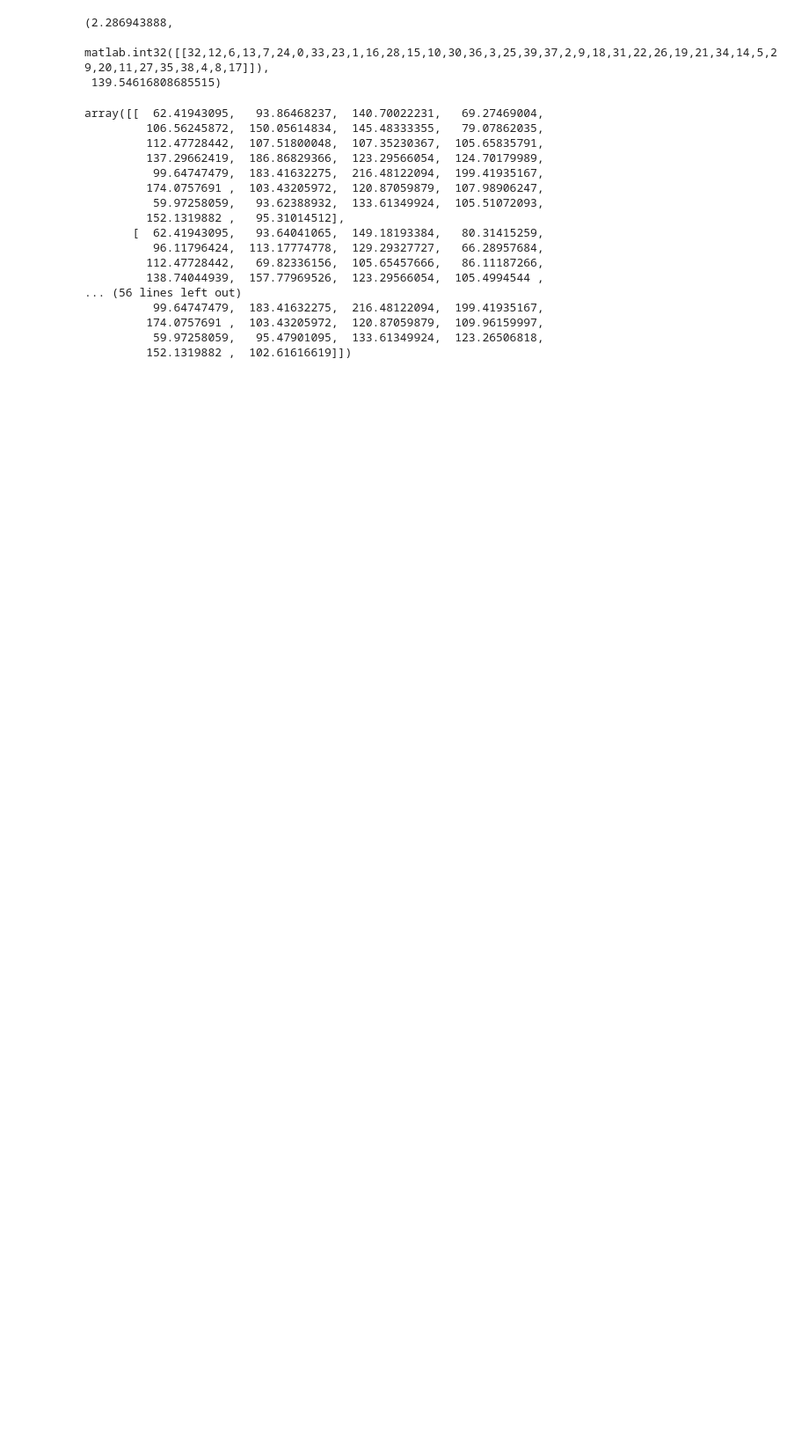
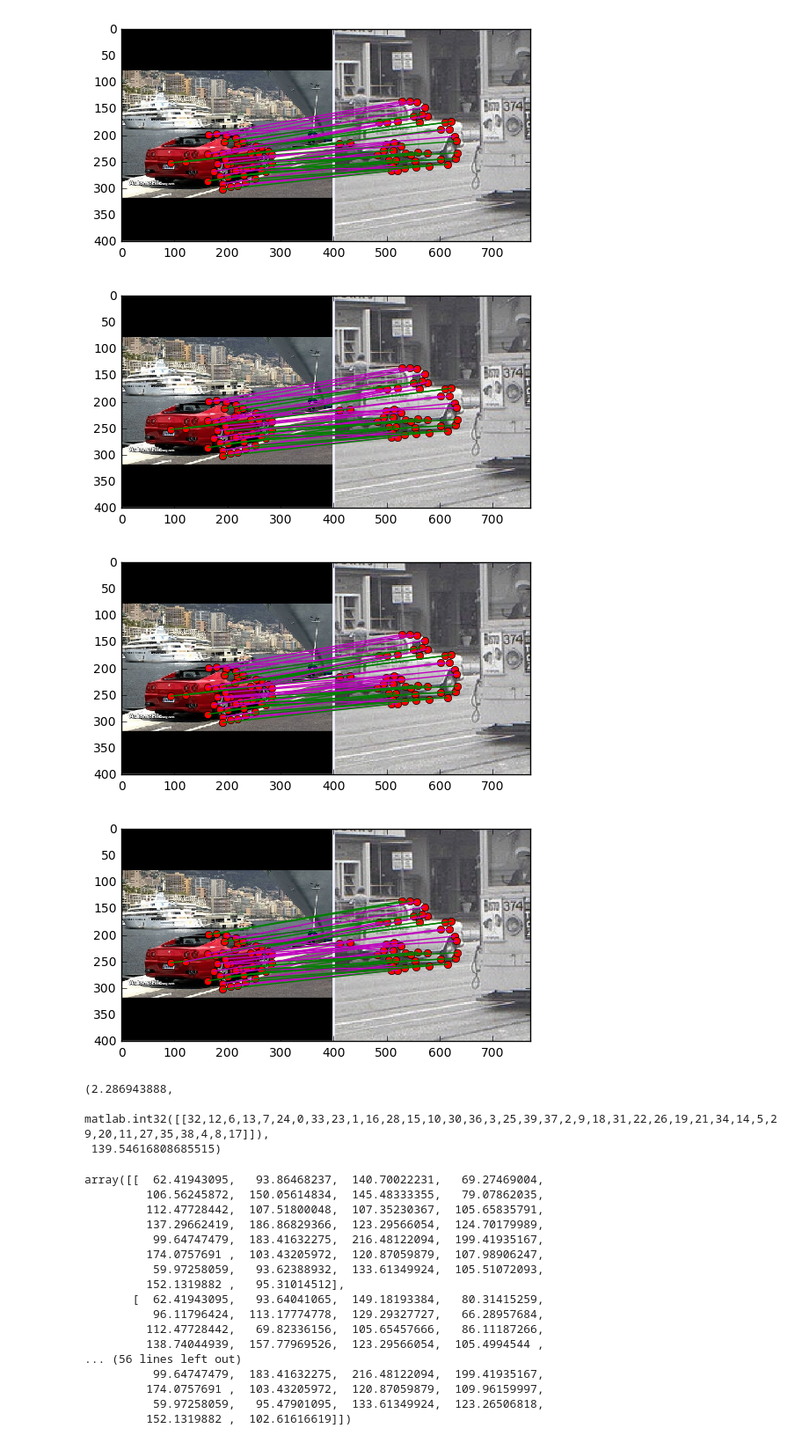
Before and after one commit to zzhang1987/HyperGraphMatchingBP, a Jupyter notebook: demoCarHyper.ipynb, the cells around one changed output. Shown at 88% size. Cells and saved outputs as stored; diff of their text form; code cells hidden in the pictures; blank space fills up the shorter version.

```diff
--- a/demoCarHyper.ipynb
+++ b/demoCarHyper.ipynb
@@ -145,8 +145,13 @@ for NofOus in range(0,MaxNofOus+1):
         Fname = 'Car%d_Nous%d_RRWHM.pdf' % (idx, NofOus)
         dm.drawMatchesWithOutlier(car1['I1'],car1['I2'],PT1[0:NofNodes],PT2[0:NofNodes],np.array(resRRWHM[1][0]), gTruth, NofInliers, Fname)
 
-        Fname = 'House%d_Nous%d_PW.pdf' % (idx, NofOus)
+        Fname = 'Car%d_Nous%d_PW.pdf' % (idx, NofOus)
         dm.drawMatchesWithOutlier(car1['I1'],car1['I2'],PT1[0:NofNodes],PT2[0:NofNodes],res2.Decode, gTruth, NofInliers, Fname)
+
+        Fname = 'Car%d_Nous%d_OursBca.pdf' % (idx, NofOus)
+        dm.drawMatchesWithOutlier(car1['I1'],car1['I2'],PT1[0:NofNodes],PT2[0:NofNodes],np.array(resOursBCA[1][0]), gTruth, NofInliers, Fname)
+
+
 
         #print(res1.Decode)
         #print(gTruth)
@@ -222,33 +227,38 @@ for NofOus in range(0,MaxNofOus+1):
 
     #Todo Ours-BCA
     for ni in range(Obj.shape[1]):
         MaxObj = np.max(Obj[:,ni])
         Obj[:,ni] /= MaxObj
 
     for ai in xrange(NofAlgorithms):
         MeanAcc[NofOus][ai] = np.mean(Accuracy[ai])
         MeanRtime[NofOus][ai] = np.mean(Rtime[ai])
         MeanObj[NofOus][ai] = np.mean(Obj[ai])
         print('%s Accuracy %f Running Time %f Obj %f' %(AlgorithmNames[ai],
                                                         np.mean(Accuracy[ai]),
                                                         np.mean(Rtime[ai]),
                                                         np.mean(Obj[ai])))
         #G2.SetVerbose(False)
         #G1.Solve(400)
         #G2.Solve(400)
         #Accurancy[idx - 1] = ComputeAccuracyPas(G1.GetDecode(), gTruth, NofInliers)
 
         #print('%d %f %f' % (idx, ComputeAccuracyPas(G1.GetDecode(), gTruth, NofInliers),
         #                    ComputeAccuracyPas(G2.GetDecode(), gTruth, NofInliers)))
         #print(res.Time)
         #print(res.Value)
 
         #AccurancyPW[idx - 1] = ComputeAccuracyPas(G2.GetDecode(), gTruth, NofInliers)
 
         #print(ComputeAccuracyPas(resPW.Decode, NofInliers))
         #print(resPW.Time)
         #print(resPW.Value)
     #print('HyperAccurancy %f, PairwiseAccurancy %f' % (Accurancy.mean(), AccurancyPW.mean()))
+# %% [output]
+[figure, added]
+[figure, added]
+[figure, added]
+[figure, added]
 # %%
 resBagMP
 # %% [output]
```
Also changed, not shown: 2 other files.
